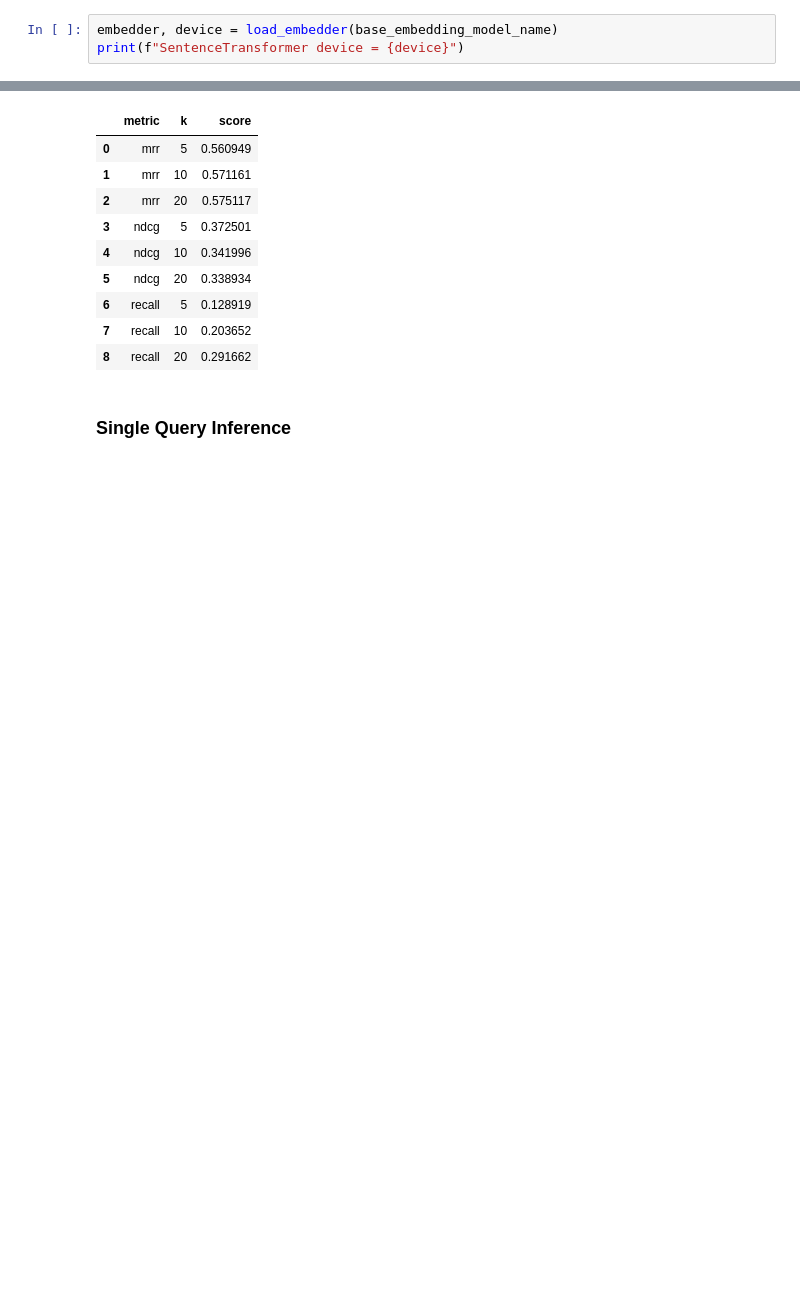
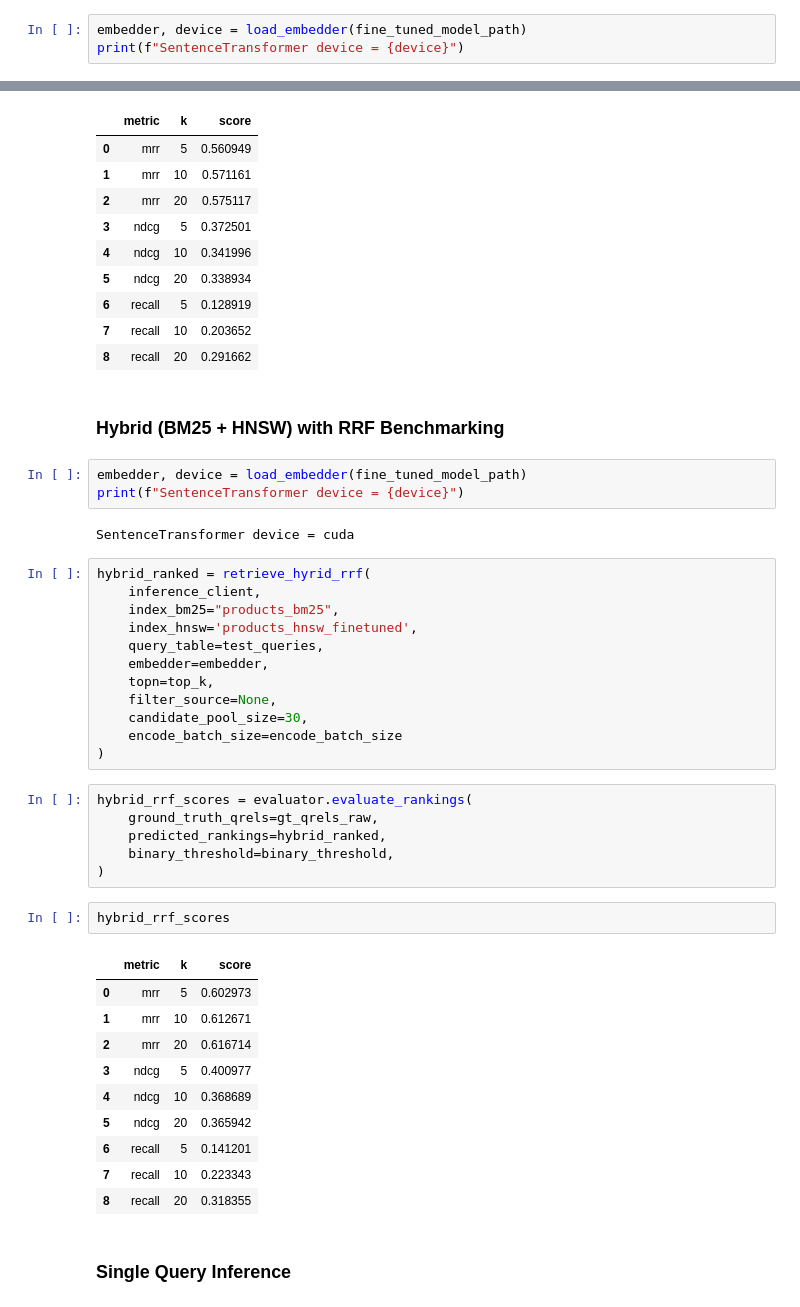
Before and after one commit to RahulNenavath/Product-Search-Engine, a Jupyter notebook: Notebooks/Benchmarking.ipynb, the cells around one changed output, grey strips where cells are left out. Drawn from its saved outputs; the diff is of its cells as text; blank space fills up the shorter version.

Commit message:
added hybrid (bm25 + semantic) search & benchmarked

```diff
--- a/Notebooks/Benchmarking.ipynb
+++ b/Notebooks/Benchmarking.ipynb
@@ -51,7 +51,7 @@ vector_field = "embedding"
 
 evaluator = SearchEvaluator(ks=ks_list)
 # %%
-embedder, device = load_embedder(base_embedding_model_name)
+embedder, device = load_embedder(fine_tuned_model_path)
 print(f"SentenceTransformer device = {device}")
 # %% [output]
 SentenceTransformer device = cuda
@@ -170,6 +170,44 @@ hnsw_scores
 | 6 | recall | 5 | 0.128919 |
 | 7 | recall | 10 | 0.203652 |
 | 8 | recall | 20 | 0.291662 |
+# %% [markdown]
+### Hybrid (BM25 + HNSW) with RRF Benchmarking
+# %%
+embedder, device = load_embedder(fine_tuned_model_path)
+print(f"SentenceTransformer device = {device}")
+# %% [output]
+SentenceTransformer device = cuda
+# %%
+hybrid_ranked = retrieve_hyrid_rrf(
+    inference_client,
+    index_bm25="products_bm25",
+    index_hnsw='products_hnsw_finetuned',
+    query_table=test_queries,
+    embedder=embedder,
+    topn=top_k,
+    filter_source=None,
+    candidate_pool_size=30,
+    encode_batch_size=encode_batch_size
+)
+# %%
+hybrid_rrf_scores = evaluator.evaluate_rankings(
+    ground_truth_qrels=gt_qrels_raw,
+    predicted_rankings=hybrid_ranked,
+    binary_threshold=binary_threshold,
+)
+# %%
+hybrid_rrf_scores
+# %% [output]
+|  | metric | k | score |
+| 0 | mrr | 5 | 0.602973 |
+| 1 | mrr | 10 | 0.612671 |
+| 2 | mrr | 20 | 0.616714 |
+| 3 | ndcg | 5 | 0.400977 |
+| 4 | ndcg | 10 | 0.368689 |
+| 5 | ndcg | 20 | 0.365942 |
+| 6 | recall | 5 | 0.141201 |
+| 7 | recall | 10 | 0.223343 |
+| 8 | recall | 20 | 0.318355 |
 # %% [markdown]
 ### Single Query Inference
 # %%
```
Also changed, not shown: parts of 6 cells of this notebook, 3 other files.
